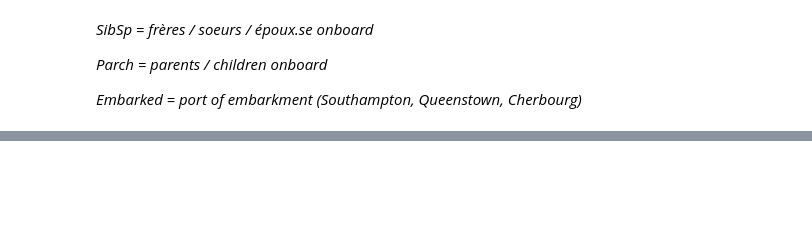
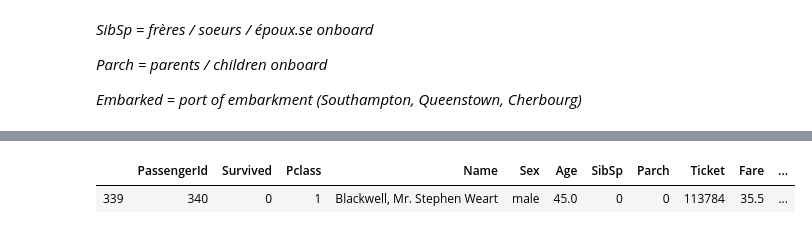
Before and after one commit to nonodamiens/ML_titanic, a Jupyter notebook: Titanic.ipynb, the cells around one changed output, grey strips where cells are left out. Saved outputs shown, nothing was run; the diff lists cells and outputs as text; code cells hidden in the pictures; blank space fills up the shorter version.

```diff
--- a/Titanic.ipynb
+++ b/Titanic.ipynb
@@ -83,0 +183,6 @@ display(df.describe(include='object'))
+# %%
+# check the rows with cabin name 'T'
+df[df.Cabin == 'T']
+# %% [output]
+|  | PassengerId | Survived | Pclass | Name | Sex | Age | SibSp | Parch | Ticket | Fare | ... |
+| 339 | 340 | 0 | 1 | Blackwell, Mr. Stephen Weart | male | 45.0 | 0 | 0 | 113784 | 35.5 | ... |
```
Also changed, not shown: parts of 10 cells of this notebook.
